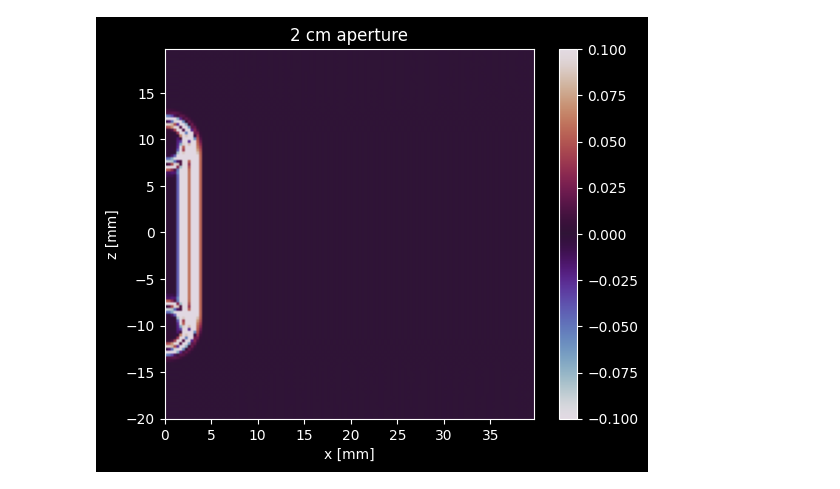
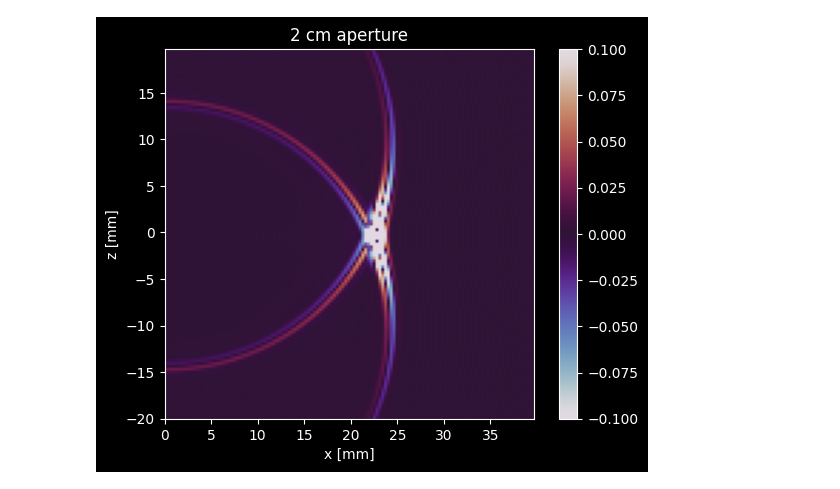
Before and after one commit to magnusgogstad/MEDT4165_ovinger, a Jupyter notebook: Exercise_5.ipynb, the cells around one changed output. Drawn from its saved outputs; the diff is of its cells as text; code cells hidden in the pictures.

Commit message:
Added steering profile

```diff
--- a/Exercise_5.ipynb
+++ b/Exercise_5.ipynb
@@ -25,11 +25,13 @@ source_cycles = 2               # Number of cycles in the pulse
 grid_size_x = 40e-3             # [m] Grid size in x (NB: Depth in k-Wave)
 grid_size_y = 40e-3             # [m] Grid size in z (NB: Width in k-Wave)
 ppw = 5                         # Points per wavelength
-cfl = 0.3                       # Related to the time resolution, lower is more accurate (no need to change)
+cfl = 0.1                       # Related to the time resolution, lower is more accurate (no need to change)
 
 viz_t = grid_size_y / 2 / c0 * 0.75      # Visualization time [s]
 
 aperture = 2*1e-2                 # 0.02 m -  2 cm
+
+focal_point_distance = 3*1e-2     # 0.02 m - 2 cm
 # %%
 # GRID SETUP
 dx = c0 / (ppw * source_f0)     # Grid resolution
@@ -37,6 +39,8 @@ Nx = round(grid_size_x / dx)    # Number of grid points in x, NB: This is depth
 Ny = round(grid_size_y / dx)    # Number of grid points in y, NB: This is width (lateral)
 kgrid = kWaveGrid([Nx, Ny], [dx, dx])
 kgrid.makeTime(c0, cfl);         # Make time array based on the Courant-Friedrichs-Lewy (CFL) condition
-Numb_indices_aperture = round(aperture/dx)
+
+numb_indices_aperture = round(aperture/dx)
+indices_focal_point = round(focal_point_distance/dx)
 # %%
 # DELAY PROFILE
@@ -66,22 +133,19 @@ def timeDelay(rc, ri):
 # SOURCE SETUP
 
 # Source signal, Gaussian pulse
-source_sig = source_amp * tone_burst(1 / kgrid.dt, source_f0, source_cycles)
+source_sig = source_amp * tone_burst(1 / kgrid.dt, source_f0, source_cycles, signal_offset = delayMap)
 
 
 # Define kWave source object
 source = kSource()
 source.p_mask = np.zeros_like(kgrid.x)
 
-for i in range(Numb_indices_aperture):
+for i in range(numb_indices_aperture):
     def __altSign__(i) -> int: #gives every other negative as well as keeping the splitting i evenly around 0
         cut = i // 2
-        if i % 2 == 0: return -cut
-        else: return cut + 1
+        return -cut if i % 2 == 0 else cut + 1
 
-    source.p_mask[round(kgrid.Nx/2)+__altSign__(i), 0] = 1
-    #print(round(kgrid.Nx/2)+__altSign__(i))
-
+    source.p_mask[round(center_element.x/dx)+__altSign__(i), 0] = 1
 source.p = source_sig                                       # Source signal (pressure source)
 
 # Setup sensor
@@ -127,31 +191,24 @@ p_field = np.reshape(sensor_data["p"], (kgrid.Nt, Nx, Ny), order="F")   # Stored
 # %%
-
-# Beam profile
-# p_max = np.abs(p_max_field)
-# p_max /= np.max(p_max)
-# p_max_db = 10*np.log10(p_max)
-
 ## VISUALIZATION
 plt.style.use('dark_background')
 
 # Get frame number to plot
 N_frame = np.round(np.where(kgrid.t_array[0] > viz_t)[0][0]).astype(int)   # Number of frames to visualize
 
 # Normalize frames based on the maximum value over all frames
 max_value = np.max(np.abs(p_field))
 p_plot = p_field / max_value
 
 cmap = 'twilight'
 extent = np.array([kgrid.y_vec[0]+20e-3, kgrid.y_vec[-1]+20e-3, kgrid.x_vec[0], kgrid.x_vec[-1]])*1e3
 
 # Create a figure and axis
 fig, ax = plt.subplots()
-image = plt.imshow(p_plot[N_frame], cmap=cmap, vmin=-0.1, vmax=0.1, extent=extent)
-ax.imshow(p_plot[N_frame-120], cmap=cmap, extent=extent, vmin=-0.1, vmax=0.1)
-plt.colorbar()
+image = ax.imshow(p_plot[N_frame+350], cmap=cmap, extent=extent, vmin=-0.1, vmax=0.1)
+fig.colorbar(image, ax=ax)
 plt.xlabel('x [mm]')
 plt.ylabel('z [mm]')
 plt.title('2 cm aperture')
 plt.show()
 # %% [output]
-[figure, old version]
+[figure, new version]
```
Also changed, not shown: parts of 9 cells of this notebook.
